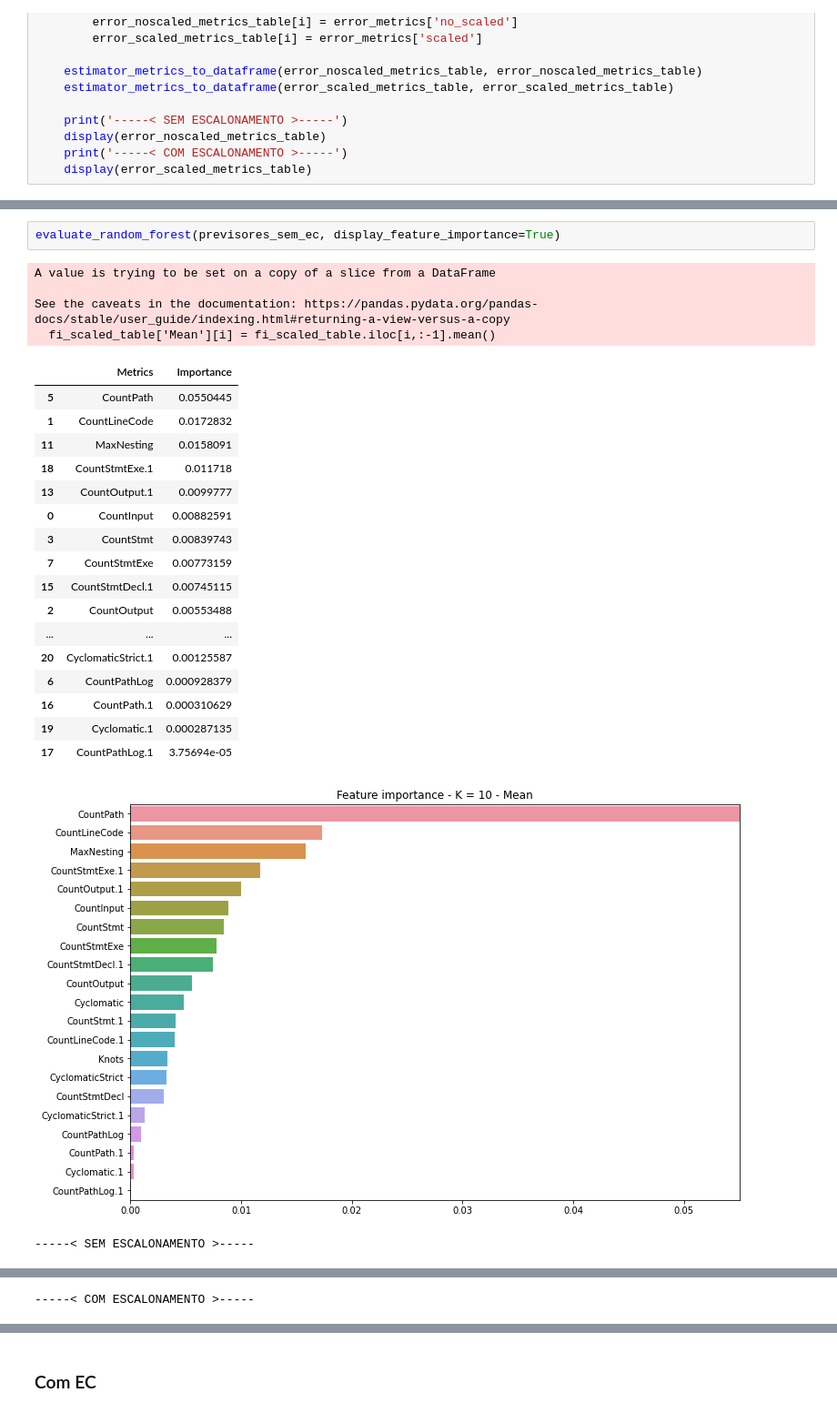
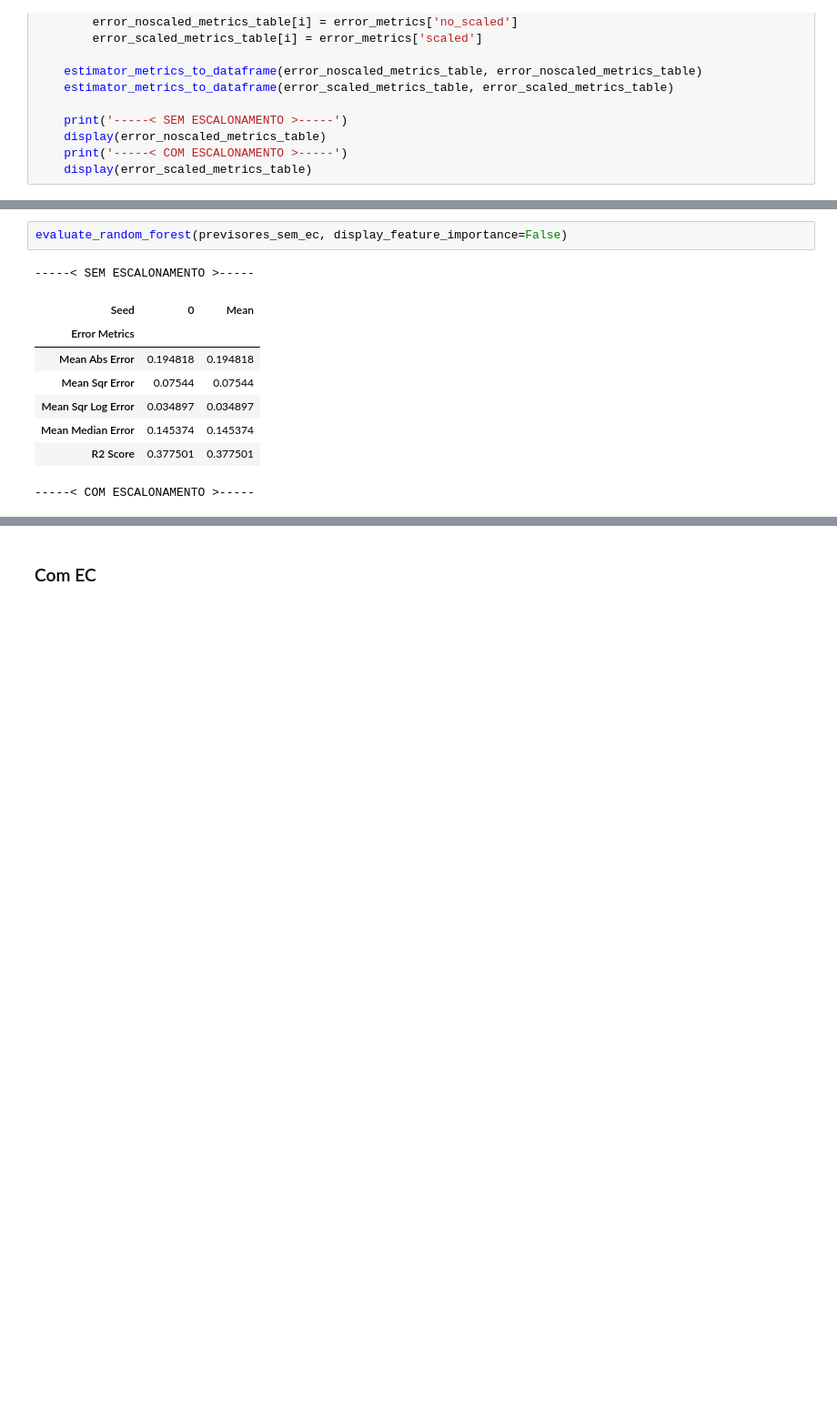
Before and after one commit to keslleylima/PPC-Prediction, a Jupyter notebook: ml-ppc.ipynb, the cells around one changed output, grey strips where cells are left out. Shown at 91% size. Saved outputs shown, nothing was run; the diff lists cells and outputs as text; blank space fills up the shorter version.

```diff
--- a/ml-ppc.ipynb
+++ b/ml-ppc.ipynb
@@ -2104,28 +2400,14 @@ See the caveats in the documentation: https://pandas.pydata.org/pandas-docs/stab
 # %%
-evaluate_random_forest(previsores_sem_ec, display_feature_importance=True)
+evaluate_random_forest(previsores_sem_ec, display_feature_importance=False)
 # %% [output]
-A value is trying to be set on a copy of a slice from a DataFrame
-
-See the caveats in the documentation: https://pandas.pydata.org/pandas-docs/stable/user_guide/indexing.html#returning-a-view-versus-a-copy
-  fi_scaled_table['Mean'][i] = fi_scaled_table.iloc[i,:-1].mean()
+-----< SEM ESCALONAMENTO >-----
-|  | Metrics | Importance |
-| 5 | CountPath | 0.0550445 |
-| 1 | CountLineCode | 0.0172832 |
-| 11 | MaxNesting | 0.0158091 |
-| 18 | CountStmtExe.1 | 0.011718 |
-| 13 | CountOutput.1 | 0.0099777 |
-| 0 | CountInput | 0.00882591 |
-| 3 | CountStmt | 0.00839743 |
-| 7 | CountStmtExe | 0.00773159 |
-| 15 | CountStmtDecl.1 | 0.00745115 |
-| 2 | CountOutput | 0.00553488 |
-| ... | ... | ... |
-| 20 | CyclomaticStrict.1 | 0.00125587 |
-| 6 | CountPathLog | 0.000928379 |
-| 16 | CountPath.1 | 0.000310629 |
-| 19 | Cyclomatic.1 | 0.000287135 |
-| 17 | CountPathLog.1 | 3.75694e-05 |
+| Seed | 0 | Mean |
+| Error Metrics |  |  |
+| Mean Abs Error | 0.194818 | 0.194818 |
+| Mean Sqr Error | 0.07544 | 0.07544 |
+| Mean Sqr Log Error | 0.034897 | 0.034897 |
+| Mean Median Error | 0.145374 | 0.145374 |
+| R2 Score | 0.377501 | 0.377501 |
-[figure, removed]
------< SEM ESCALONAMENTO >-----
+-----< COM ESCALONAMENTO >-----
 | Seed | 0 | Mean |
 | Error Metrics |  |  |
@@ -2137 +2418,0 @@ See the caveats in the documentation: https://pandas.pydata.org/pandas-docs/stab
------< COM ESCALONAMENTO >-----
```
Also changed, not shown: parts of 134 cells of this notebook, 2 other files.
